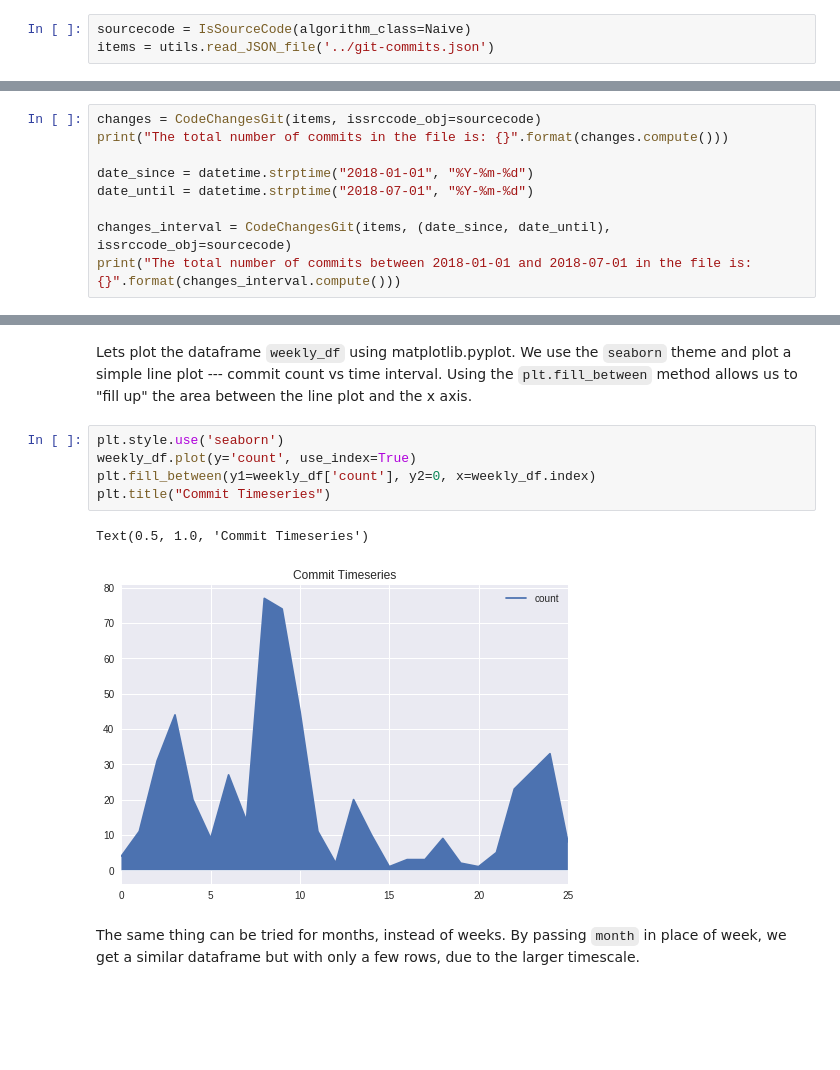
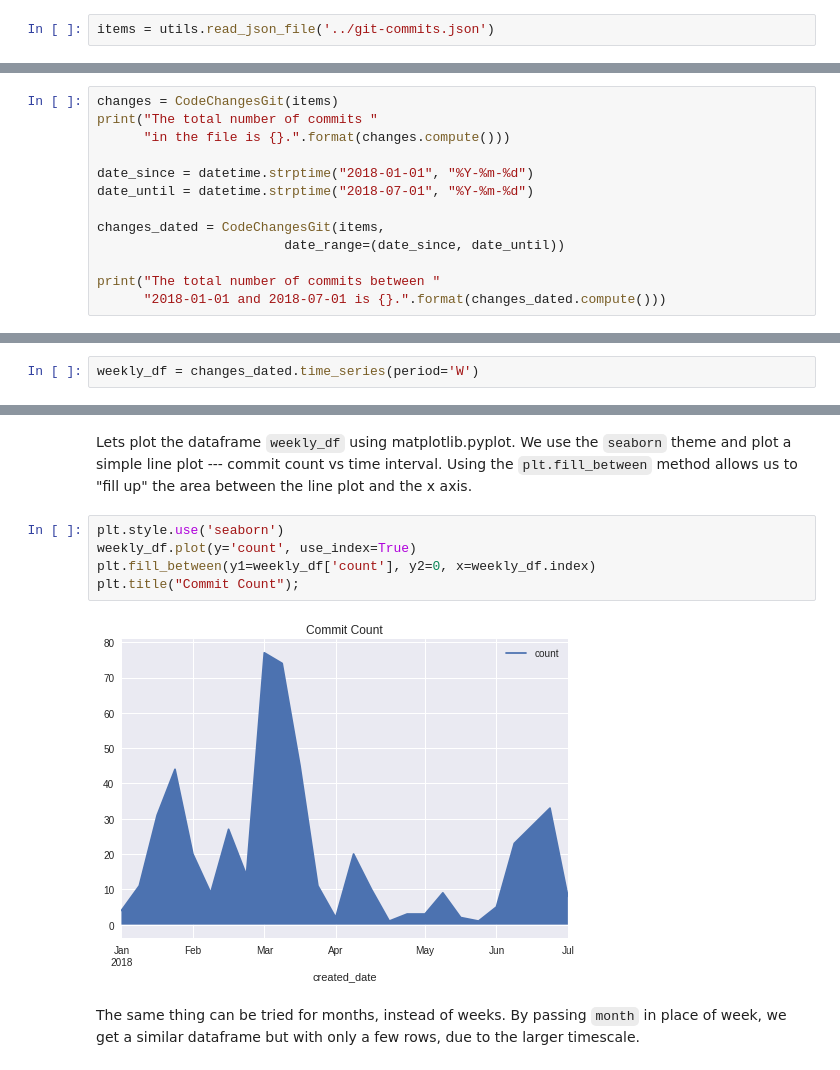
Before and after one commit to chaoss/wg-evolution, a Jupyter notebook: implementations/notebooks_df/code_changes_git.ipynb, the cells around one changed output, grey strips where cells are left out. Cells and saved outputs as stored; diff of their text form; blank space fills up the shorter version.

```diff
--- a/implementations/notebooks_df/code_changes_git.ipynb
+++ b/implementations/notebooks_df/code_changes_git.ipynb
@@ -172,5 +79,4 @@ We first create a IsSourceCode object with a naive implementation, and then pass
 # %%
-sourcecode = IsSourceCode(algorithm_class=Naive)
-items = utils.read_JSON_file('../git-commits.json')
+items = utils.read_json_file('../git-commits.json')
 # %% [markdown]
 Let's use the `compute` method to count the total number of valid commits made. First, we will do it without passing any since and until dates.
@@ -178,10 +84,14 @@ Next, we can pass in the start and end dates as a tuple. The format would be %Y-
 # %%
-changes = CodeChangesGit(items, issrccode_obj=sourcecode)
-print("The total number of commits in the file is: {}".format(changes.compute()))
+changes = CodeChangesGit(items)
+print("The total number of commits "
+      "in the file is {}.".format(changes.compute()))
 
 date_since = datetime.strptime("2018-01-01", "%Y-%m-%d")
 date_until = datetime.strptime("2018-07-01", "%Y-%m-%d")
 
-changes_interval = CodeChangesGit(items, (date_since, date_until), issrccode_obj=sourcecode)
-print("The total number of commits between 2018-01-01 and 2018-07-01 in the file is: {}".format(changes_interval.compute()))
+changes_dated = CodeChangesGit(items,
+                        date_range=(date_since, date_until))
+
+print("The total number of commits between "
+      "2018-01-01 and 2018-07-01 is {}.".format(changes_dated.compute()))
 # %% [output]
@@ -202 +121,3 @@ weekly_df = changes_interval.compute_timeseries("week")
+# %%
+weekly_df = changes_dated.time_series(period='W')
 # %% [markdown]
@@ -226,11 +148,10 @@ Lets plot the dataframe `weekly_df` using matplotlib.pyplot. We use the `seaborn
 # %%
 plt.style.use('seaborn')
 weekly_df.plot(y='count', use_index=True)
 plt.fill_between(y1=weekly_df['count'], y2=0, x=weekly_df.index)
-plt.title("Commit Timeseries")
+plt.title("Commit Count");
 # %% [output]
-Text(0.5, 1.0, 'Commit Timeseries')
-[figure, old version]
+[figure, new version]
 # %% [markdown]
 The same thing can be tried for months, instead of weeks. By passing `month` in place of week, we get a similar dataframe but with only a few rows, due to the larger timescale.
 # %% [markdown]
```
Also changed, not shown: parts of 21 cells of this notebook, 4 other files.
